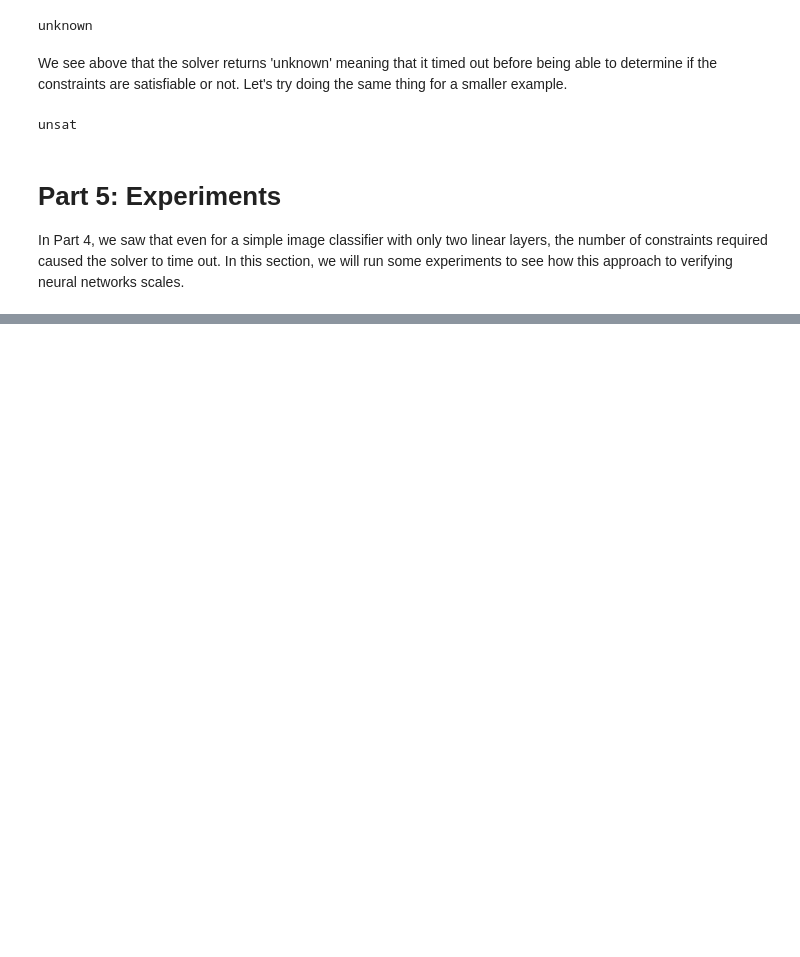
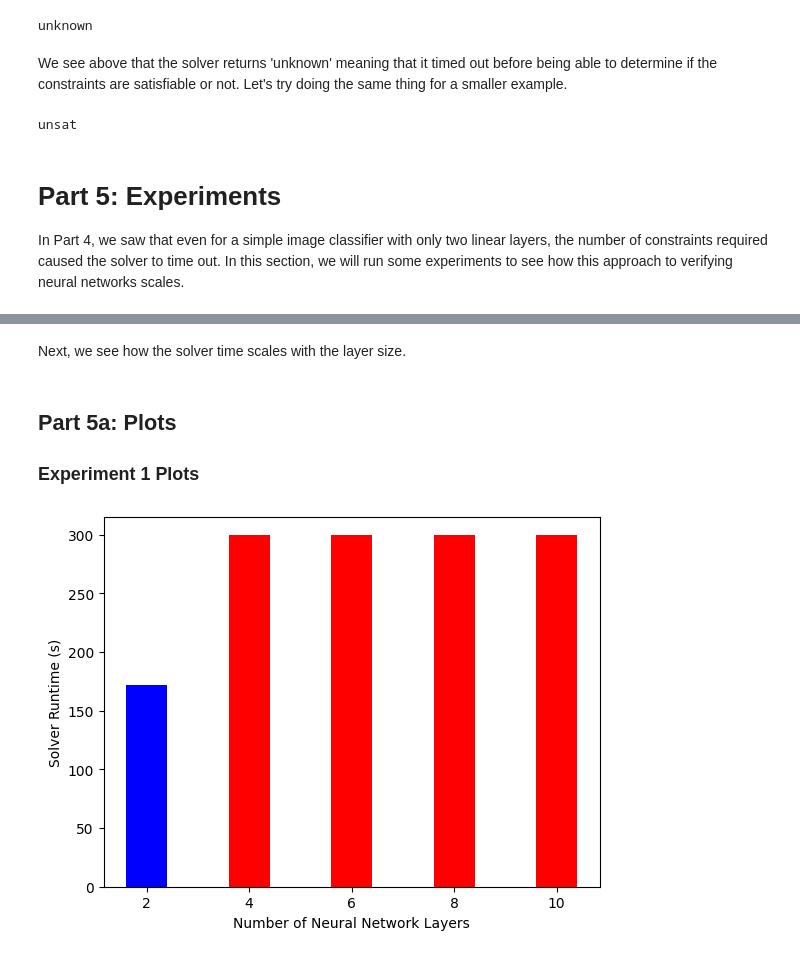
Before and after one commit to swang-1/cos529-final-project, a Jupyter notebook: main.ipynb, the cells around one changed output, grey strips where cells are left out. Saved outputs shown, nothing was run; the diff lists cells and outputs as text; code cells hidden in the pictures; blank space fills up the shorter version.

Commit message:
Plot experimental results

```diff
--- a/main.ipynb
+++ b/main.ipynb
@@ -444,6 +446,8 @@ with open('experiment1.csv', 'w', newline='') as csvfile:
         row = results[i]
         n_layers = n_hidden_layers[i]
         writer.writerow([f"{n_layers + 2} layers: "] + row + [f"Satisfiablility:"] + decisions[i] + [f"Number of constraints: {num_constraints[i]}"])
+# %% [markdown]
+Next, we see how the solver time scales with the layer size.
 # %%
 # Experiment 2: Verification time with layer size
 # In this experiment, use a fixed input size of 10, number of labels of 5, and fixed to only have an input and output layer.
@@ -487,3 +491,26 @@ with open('experiment2.csv', 'w', newline='') as csvfile:
         row = results2[i]
         layer_size = layer_sizes[i]
         writer.writerow([f"Layer size {layer_size}: "] + row + [f"Satisfiablility:"] + decisions2[i] + [f"Number of constraints: {num_constraints2[i]}"])
+# %% [markdown]
+## Part 5a: Plots
+
+### Experiment 1 Plots
+# %%
+import matplotlib.pyplot as plt
+
+# Plot experiment 1 results
+x_vals_1 = [n + 2 for n in n_hidden_layers]
+y_vals_1 = [((101.28291988372803 + 242.11798095703125)/ 2), 300, 300, 300, 300]
+colors_1 = ['red' if y >= 300 else 'blue' for y in y_vals_1]
+
+# Create the bar chart
+plt.bar(x_vals_1, y_vals_1, color=colors_1)
+
+# Add labels and title
+plt.xlabel('Number of Neural Network Layers')
+plt.ylabel('Solver Runtime (s)')
+
+plt.savefig('plots/n-layers-runtime-unsat')
+plt.show()
+# %% [output]
+[figure, added]
```
Also changed, not shown: parts of 7 cells of this notebook, 6 other files.
